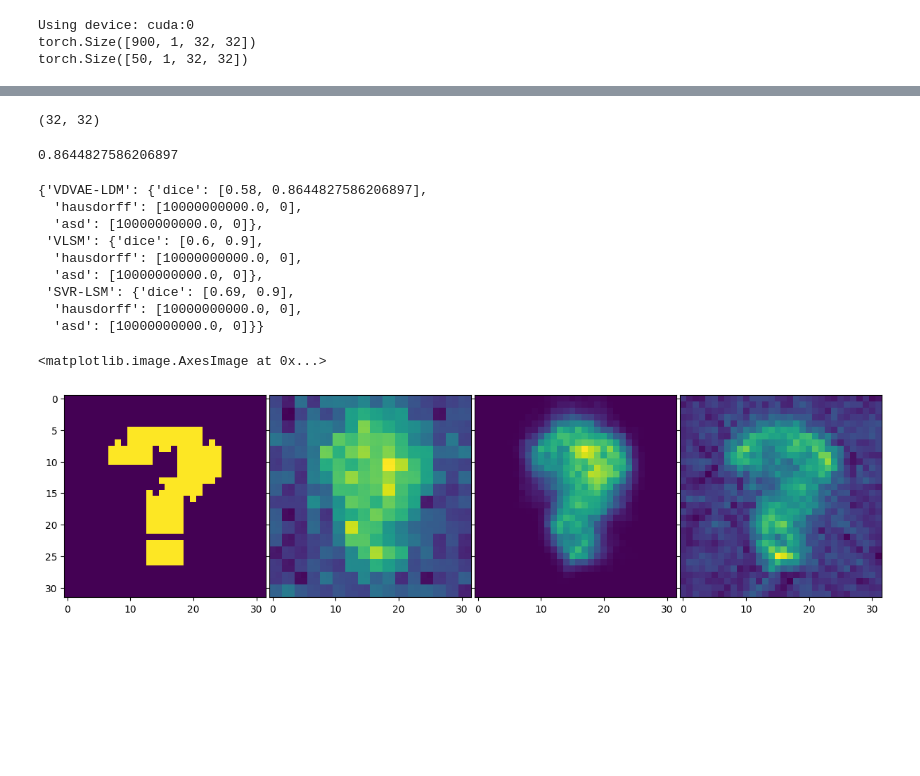
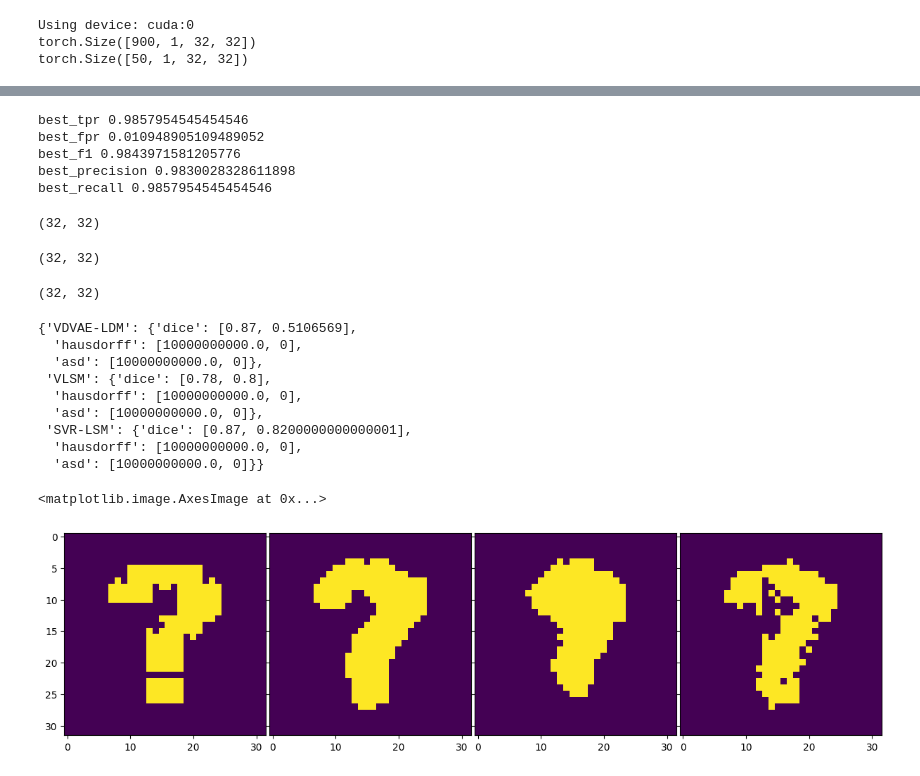
Before and after one commit to guilherme-pombo/vae_lesion_deficit, a Jupyter notebook: substrate_generative.ipynb, the cells around one changed output, grey strips where cells are left out. Cells and saved outputs as stored; diff of their text form; code cells hidden in the pictures; blank space fills up the shorter version.

```diff
--- a/substrate_generative.ipynb
+++ b/substrate_generative.ipynb
@@ -575,3 +786,19 @@ AttributeError: Can't get attribute 'ModelWrapper' on <module '__main__'>
+# %%
+for k in ret_dict:
+    if 'best' in k:
+        print(k, ret_dict[k])
+# %% [output]
+best_tpr 0.9857954545454546
+best_fpr 0.010948905109489052
+best_f1 0.9843971581205776
+best_precision 0.9830028328611898
+best_recall 0.9857954545454546
+# %%
+vae_mask = ret_dict['mean_substrate'].squeeze(0)
+
+vae_mask.shape
+# %% [output]
+(32, 32)
 # %%
 # RUN SVR-LSM APPROXIMATION FOR DEBUGGING PURPOSES
 from sklearn import svm
@@ -635,10 +862,13 @@ def dice(im1, im2):
     intersection = np.logical_and(im1, im2)
 
     return 2. * intersection.sum() / (im1.sum() + im2.sum())
-# %%
-best_threshold
-# %% [output]
-0.8644827586206897
+# %%
+# best_threshold = ret_dict["optimal_threshold_f1"]
+best_threshold = ret_dict["optimal_threshold_roc"]
+# %%
+vae_mask.shape
+# %% [output]
+(32, 32)
 # %%
 
 '''
@@ -659,13 +889,13 @@ for k in results:
     results[k] = results[k] - results[k].min()
     results[k] = results[k] / (results[k].max())
 
-# threshold_range = np.linspace(0.8, 0.98, num=20)
-threshold_range = [0.9]
-
+threshold_range = np.linspace(0.8, 0.99, num=20)
+# threshold_range = [0.9]
+thresholded_masks = {'VDVAE-LDM': vae_mask, 'VLSM': univar_preds, 'SVR-LSM': svm_preds}
 for thresh in threshold_range:
     for k in thresholds:
         if k == 'VDVAE-LDM':
-            t = np.quantile(results[k], best_threshold)
+            t = best_threshold
         else:
             t = np.quantile(results[k], thresh)
         bin_res = results[k] > t
@@ -677,46 +907,39 @@ for thresh in threshold_range:
         dice_s = dice(bin_res, substrate)
 
         if dice_s > thresholds[k]['dice'][0]:
+            thresholded_masks[k] = bin_res
             thresholds[k]['dice'][0] = round(dice_s, 2)
             if k == 'VDVAE-LDM':
                 thresholds[k]['dice'][1] = best_threshold
             else:
                 thresholds[k]['dice'][1] = thresh
 
-            # haus = compute_hausdorff_distance(bin_preds, monai_gt).numpy()[0][0]
-            # asd = compute_average_surface_distance(bin_preds, monai_gt,
-            #                                        symmetric=False).numpy()[0][0]
 
-#             thresholds[k]['hausdorff'][0] = round(haus, 2)
-#             thresholds[k]['hausdorff'][1] = thresh
-
-#             thresholds[k]['asd'][0] = round(asd, 2)
-#             thresholds[k]['asd'][1] = thresh
 
 
 thresholds
 # %% [output]
-{'VDVAE-LDM': {'dice': [0.58, 0.8644827586206897],
+{'VDVAE-LDM': {'dice': [0.87, 0.5106569],
   'hausdorff': [10000000000.0, 0],
   'asd': [10000000000.0, 0]},
- 'VLSM': {'dice': [0.6, 0.9],
+ 'VLSM': {'dice': [0.78, 0.8],
   'hausdorff': [10000000000.0, 0],
   'asd': [10000000000.0, 0]},
- 'SVR-LSM': {'dice': [0.69, 0.9],
+ 'SVR-LSM': {'dice': [0.87, 0.8200000000000001],
   'hausdorff': [10000000000.0, 0],
   'asd': [10000000000.0, 0]}}
 # %%
 fig = plt.figure(figsize=(15., 15.))
 grid = ImageGrid(fig, 111,
                  nrows_ncols=(1, 4),
                  axes_pad=0.05,
                  share_all=True
                  )
 
 grid[0].imshow(substrate)
-grid[1].imshow(vae_mask)
-grid[2].imshow(univar_preds)
-grid[3].imshow(svm_preds)
+grid[1].imshow(thresholded_masks['VDVAE-LDM'])
+grid[2].imshow(thresholded_masks['VLSM'])
+grid[3].imshow(thresholded_masks['SVR-LSM'])
 # %% [output]
 <matplotlib.image.AxesImage at 0x...>
-[figure, old version]
+[figure, new version]
```
Also changed, not shown: parts of 10 cells of this notebook.
